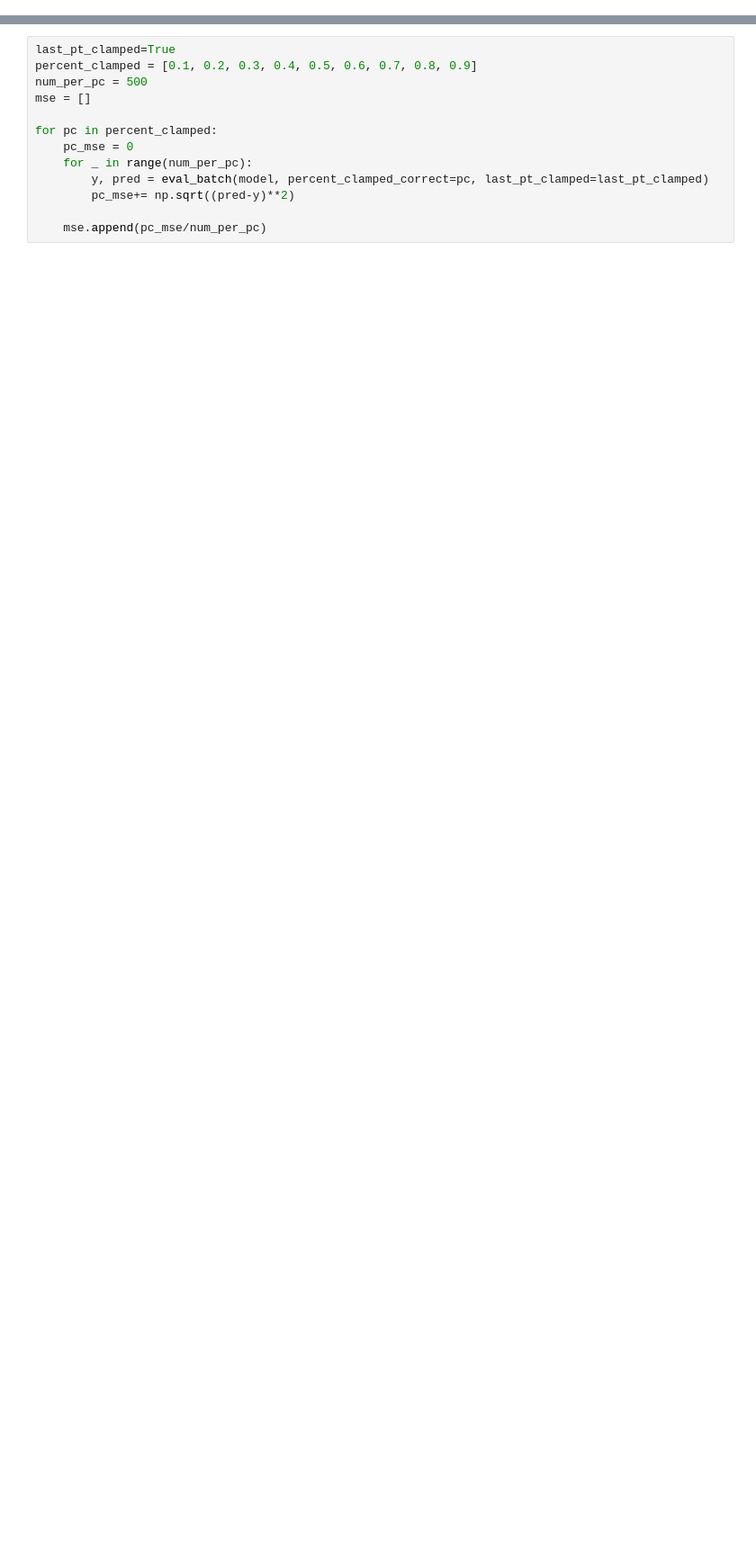
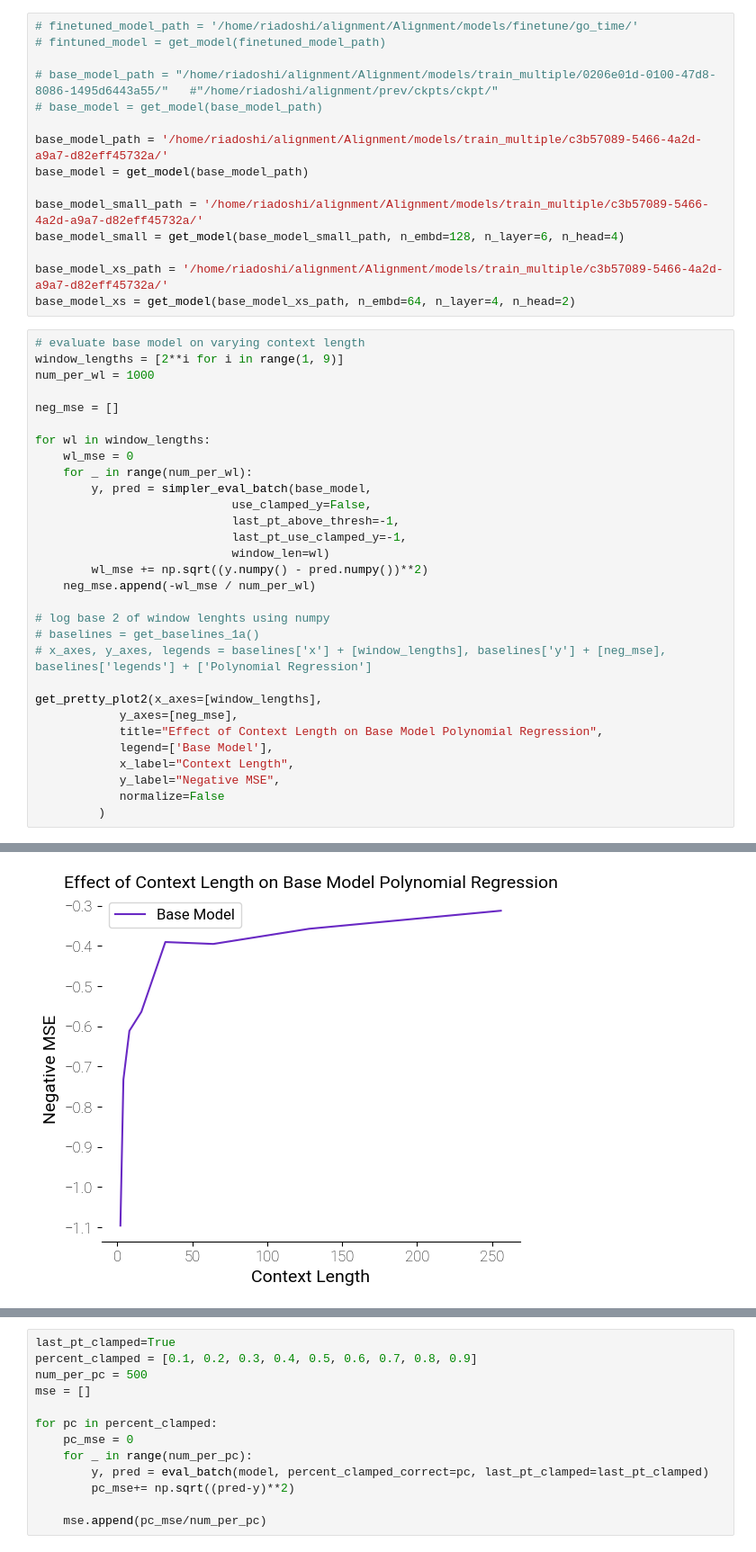
Before and after one commit to DylanDavi5/Refusal_Chebyshev, a Jupyter notebook: src/fixed_finetune_eval.ipynb, the cells around one changed output, grey strips where cells are left out. Shown: that part at 90% size. Cells and saved outputs as stored; diff of their text form; blank space fills up the shorter version.

```diff
--- a/src/fixed_finetune_eval.ipynb
+++ b/src/fixed_finetune_eval.ipynb
@@ -133,0 +20,46 @@ b_size = 1
+# %%
+# finetuned_model_path = '/home/riadoshi/alignment/Alignment/models/finetune/go_time/'
+# fintuned_model = get_model(finetuned_model_path)
+
+# base_model_path = "/home/riadoshi/alignment/Alignment/models/train_multiple/0206e01d-0100-47d8-8086-1495d6443a55/"   #"/home/riadoshi/alignment/prev/ckpts/ckpt/"
+# base_model = get_model(base_model_path)
+
+base_model_path = '/home/riadoshi/alignment/Alignment/models/train_multiple/c3b57089-5466-4a2d-a9a7-d82eff45732a/'
+base_model = get_model(base_model_path)
+
+base_model_small_path = '/home/riadoshi/alignment/Alignment/models/train_multiple/c3b57089-5466-4a2d-a9a7-d82eff45732a/'
+base_model_small = get_model(base_model_small_path, n_embd=128, n_layer=6, n_head=4)
+
+base_model_xs_path = '/home/riadoshi/alignment/Alignment/models/train_multiple/c3b57089-5466-4a2d-a9a7-d82eff45732a/'
+base_model_xs = get_model(base_model_xs_path, n_embd=64, n_layer=4, n_head=2)
+# %%
+# evaluate base model on varying context length
+window_lengths = [2**i for i in range(1, 9)]
+num_per_wl = 1000
+
+neg_mse = []
+
+for wl in window_lengths:
+    wl_mse = 0
+    for _ in range(num_per_wl):
+        y, pred = simpler_eval_batch(base_model,
+                            use_clamped_y=False,
+                            last_pt_above_thresh=-1,
+                            last_pt_use_clamped_y=-1,
+                            window_len=wl)
+        wl_mse += np.sqrt((y.numpy() - pred.numpy())**2)
+    neg_mse.append(-wl_mse / num_per_wl)
+
+# log base 2 of window lenghts using numpy
+# baselines = get_baselines_1a()
+# x_axes, y_axes, legends = baselines['x'] + [window_lengths], baselines['y'] + [neg_mse], baselines['legends'] + ['Polynomial Regression']
+
+get_pretty_plot2(x_axes=[window_lengths],
+            y_axes=[neg_mse],
+            title="Effect of Context Length on Base Model Polynomial Regression",
+            legend=['Base Model'],
+            x_label="Context Length",
+            y_label="Negative MSE",
+            normalize=False
+         )
+# %% [output]
@@ -133,0 +67 @@ b_size = 1
+[figure, added]
```
Also changed, not shown: parts of 18 cells of this notebook, 8 other files.
